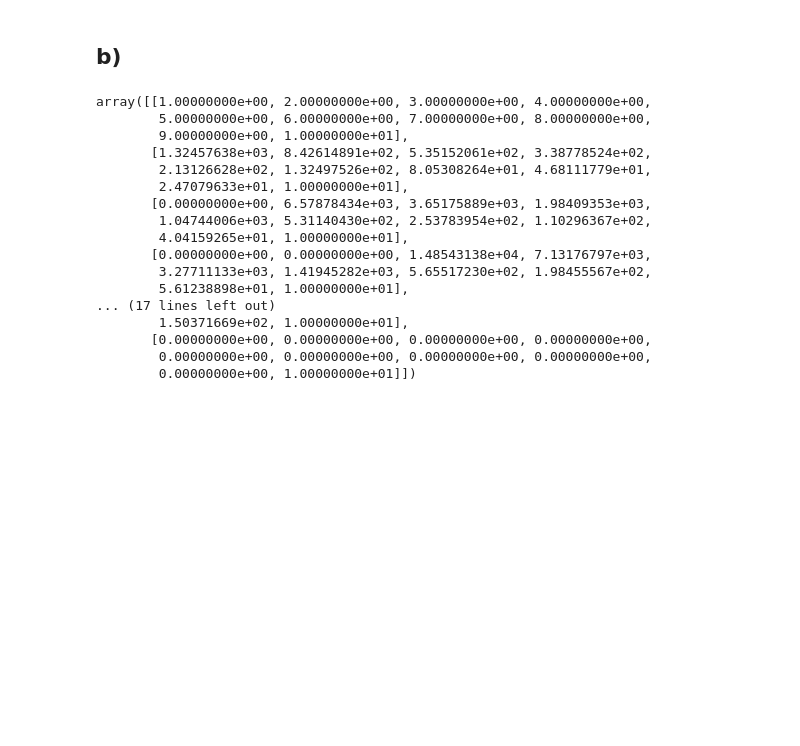
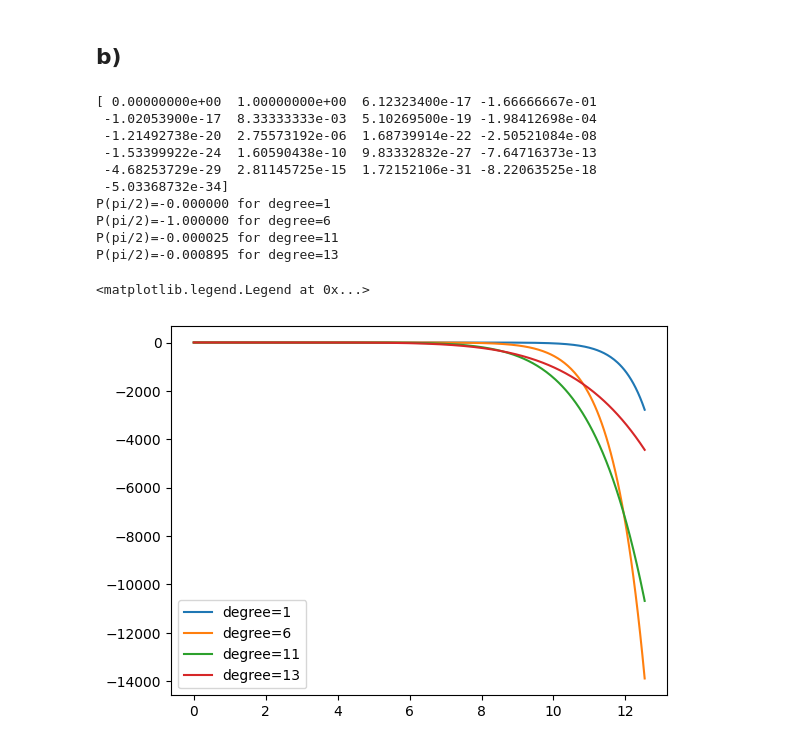
Before and after one commit to finndaut/24bnu, a Jupyter notebook: U02.ipynb, the cells around one changed output. Cells and saved outputs as stored; diff of their text form; code cells hidden in the pictures; blank space fills up the shorter version.

```diff
--- a/U02.ipynb
+++ b/U02.ipynb
@@ -7,34 +4,50 @@ import math
 # %% [markdown]
 ## b)
 # %%
-def algo(a_list, m, t=np.pi/2):
+import numpy as np
+import matplotlib.pyplot as plt
+import math
+
+def a_coeff(index):
+    return np.sin(np.pi * index / 2) / math.factorial(index)
+
+a_coeff = np.vectorize(a_coeff)
+a_coeff_list = a_coeff(np.arange(0, 21))
+
+def p_deriv(t, a_list=a_coeff_list, degree=0):
+    m = len(a_list) - 1
     b_list = np.zeros(shape=(m+2,m+1))
     b_list[0,:m+1] = a_list[:m+1]
     for i in range(1, m+1):
-        b_list[i][m] = b_list[i-1][m]
+        b_list[i, m] = b_list[i-1, m]
         for j in range(m, i-1, -1):
-            b_list[i][j-1] = t * b_list[i][j] + b_list[i-1][j-1]
-    b_list[m+1 ,m] = b_list[m,m]
+            b_list[i, j-1] = t * b_list[i, j] + b_list[i-1, j-1]
+    b_list[m+1, m] = b_list[m, m]
+    return b_list[degree + 1, degree] * math.factorial(degree)
 
-    return b_list
+p_deriv = np.vectorize(p_deriv, excluded=['a_list', 'degree'])
+print(a_coeff_list)
+x = np.arange(0, 4*np.pi, np.pi/100)
 
-def a_coeff(index):
-    return np.sin(np.pi*index /2) / math.factorial(index)
+fig, ax = plt.subplots()
+
+degree_list = [1, 6, 11, 13]
+
+for degree in degree_list:
+    print('P(pi/2)=%f for degree=%i' % (p_deriv(np.pi / 2, a_list=a_coeff_list, degree=degree), degree))
+    p1 = p_deriv(x, a_list=a_coeff_list, degree=degree)
+    ax.plot(x, p1, label='degree=%i' %degree)
+ax.legend()
 # %% [output]
-array([[1.00000000e+00, 2.00000000e+00, 3.00000000e+00, 4.00000000e+00,
-        5.00000000e+00, 6.00000000e+00, 7.00000000e+00, 8.00000000e+00,
-        9.00000000e+00, 1.00000000e+01],
-       [1.32457638e+03, 8.42614891e+02, 5.35152061e+02, 3.38778524e+02,
-        2.13126628e+02, 1.32497526e+02, 8.05308264e+01, 4.68111779e+01,
-        2.47079633e+01, 1.00000000e+01],
-       [0.00000000e+00, 6.57878434e+03, 3.65175889e+03, 1.98409353e+03,
-        1.04744006e+03, 5.31140430e+02, 2.53783954e+02, 1.10296367e+02,
-        4.04159265e+01, 1.00000000e+01],
-       [0.00000000e+00, 0.00000000e+00, 1.48543138e+04, 7.13176797e+03,
-        3.27711133e+03, 1.41945282e+03, 5.65517230e+02, 1.98455567e+02,
-        5.61238898e+01, 1.00000000e+01],
-... (17 lines left out)
-        1.50371669e+02, 1.00000000e+01],
-       [0.00000000e+00, 0.00000000e+00, 0.00000000e+00, 0.00000000e+00,
-        0.00000000e+00, 0.00000000e+00, 0.00000000e+00, 0.00000000e+00,
-        0.00000000e+00, 1.00000000e+01]])
+[ 0.00000000e+00  1.00000000e+00  6.12323400e-17 -1.66666667e-01
+ -1.02053900e-17  8.33333333e-03  5.10269500e-19 -1.98412698e-04
+ -1.21492738e-20  2.75573192e-06  1.68739914e-22 -2.50521084e-08
+ -1.53399922e-24  1.60590438e-10  9.83332832e-27 -7.64716373e-13
+ -4.68253729e-29  2.81145725e-15  1.72152106e-31 -8.22063525e-18
+ -5.03368732e-34]
+P(pi/2)=-0.000000 for degree=1
+P(pi/2)=-1.000000 for degree=6
+P(pi/2)=-0.000025 for degree=11
+P(pi/2)=-0.000895 for degree=13
+<matplotlib.legend.Legend at 0x...>
+[figure, added]
```
Also changed, not shown: parts of 2 cells of this notebook.
